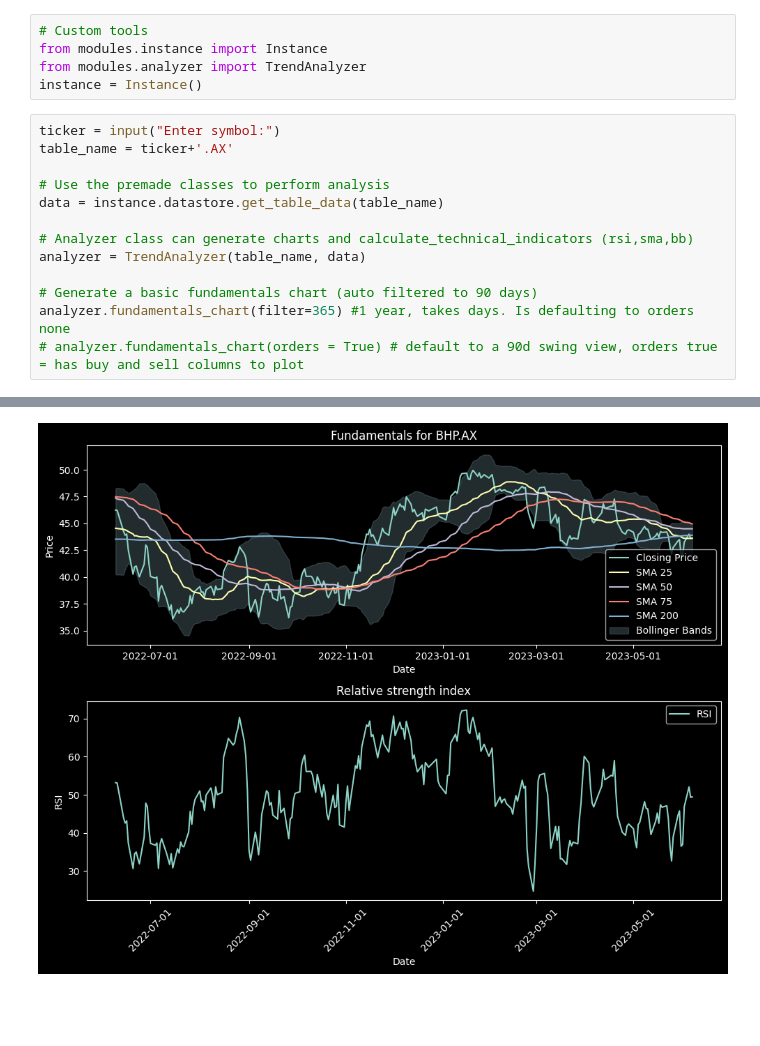
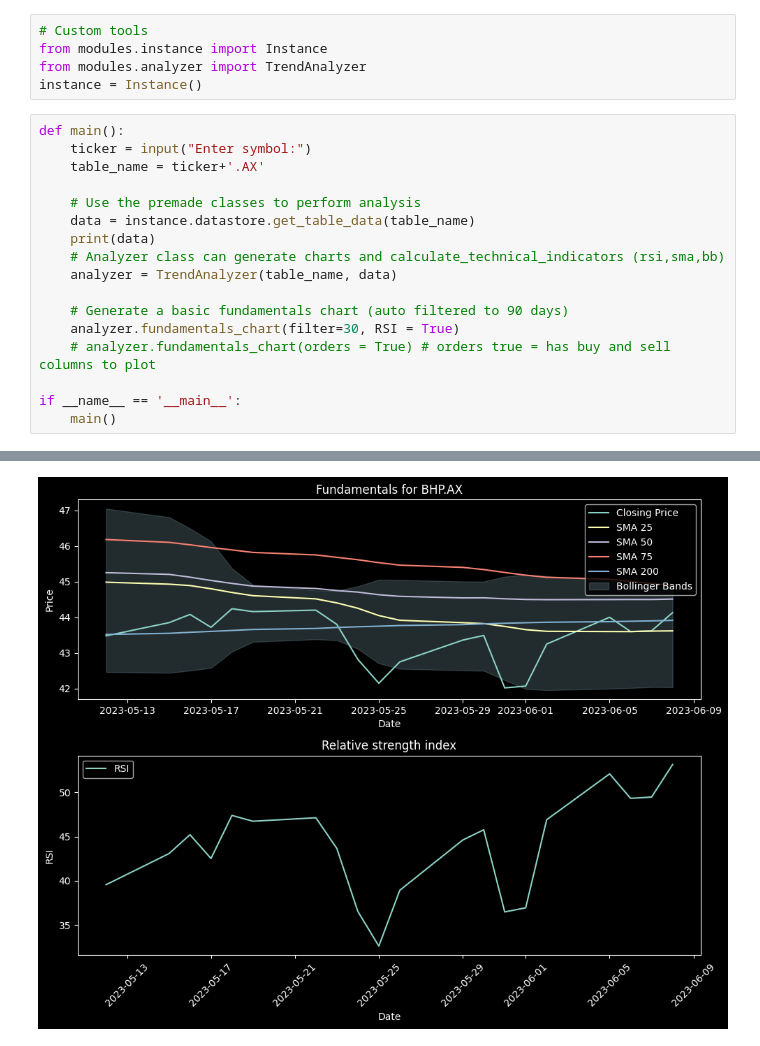
Before and after one commit to MitchAnderson93/python-algo, a Jupyter notebook: workbook.ipynb, the cells around one changed output, grey strips where cells are left out. Cells and saved outputs as stored; diff of their text form; blank space fills up the shorter version.

```diff
--- a/workbook.ipynb
+++ b/workbook.ipynb
@@ -4,17 +4,21 @@ from modules.instance import Instance
 from modules.analyzer import TrendAnalyzer
 instance = Instance()
 # %%
-ticker = input("Enter symbol:")
-table_name = ticker+'.AX'
+def main():
+    ticker = input("Enter symbol:")
+    table_name = ticker+'.AX'
 
-# Use the premade classes to perform analysis
-data = instance.datastore.get_table_data(table_name)
+    # Use the premade classes to perform analysis
+    data = instance.datastore.get_table_data(table_name)
+    print(data)
+    # Analyzer class can generate charts and calculate_technical_indicators (rsi,sma,bb)
+    analyzer = TrendAnalyzer(table_name, data)
 
-# Analyzer class can generate charts and calculate_technical_indicators (rsi,sma,bb)
-analyzer = TrendAnalyzer(table_name, data)
+    # Generate a basic fundamentals chart (auto filtered to 90 days)
+    analyzer.fundamentals_chart(filter=30, RSI = True)
+    # analyzer.fundamentals_chart(orders = True) # orders true = has buy and sell columns to plot
 
-# Generate a basic fundamentals chart (auto filtered to 90 days)
-analyzer.fundamentals_chart(filter=365) #1 year, takes days. Is defaulting to orders none
-# analyzer.fundamentals_chart(orders = True) # default to a 90d swing view, orders true = has buy and sell columns to plot
+if __name__ == '__main__':
+    main()
 # %% [output]
 Enter symbol:BHP
@@ -21 +41 @@ Enter symbol:BHP
-[figure, old version]
+[figure, new version]
```
Also changed, not shown: parts of 3 cells of this notebook, 2 other files.
